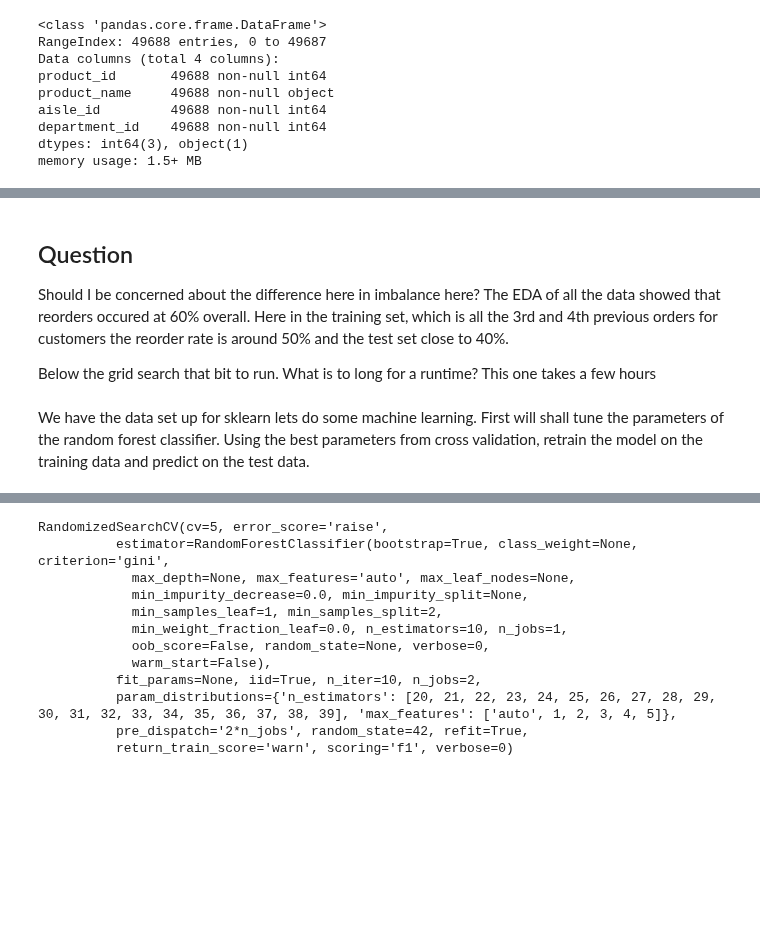
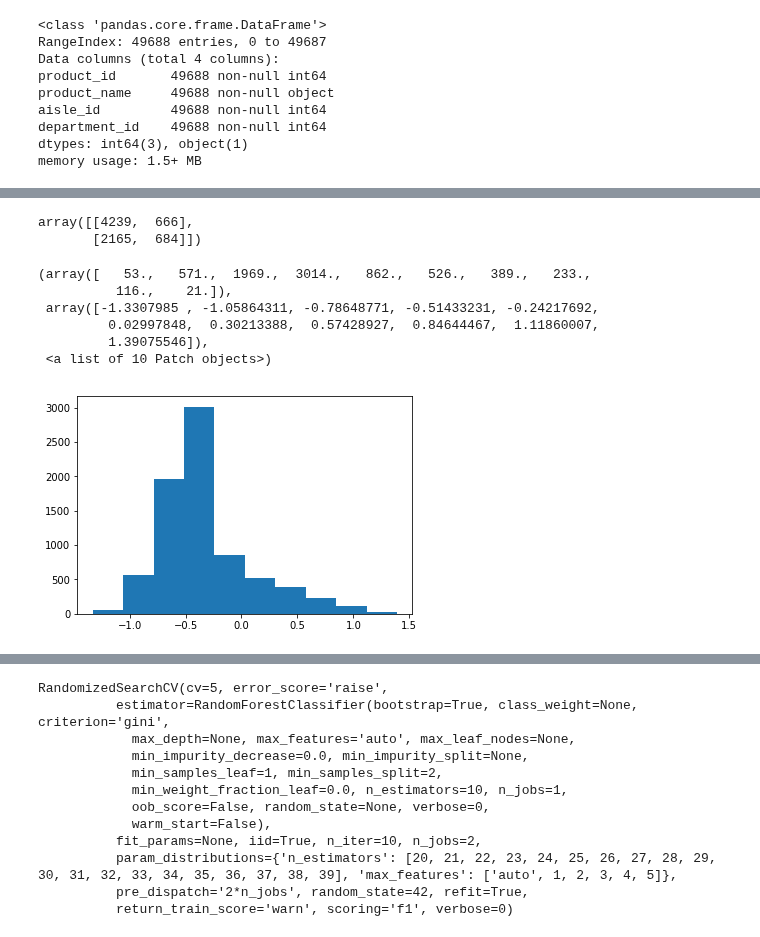
Before and after one commit to lbjennings/Springboard, a Jupyter notebook: Springboard/Capstone Project 1/RandomForest.ipynb, the cells around one changed output, grey strips where cells are left out. Drawn from its saved outputs; the diff is of its cells as text; code cells hidden in the pictures; blank space fills up the shorter version.

```diff
--- a/Springboard/Capstone Project 1/RandomForest.ipynb
+++ b/Springboard/Capstone Project 1/RandomForest.ipynb
@@ -96,0 +206,6 @@ df_prod.head()
+# %%
+#use pandas one hot encoder on training data's order_dow with added 'day' to column name
+df_dow=pd.get_dummies(small_train['order_dow'],prefix='day')
+#add reorder information to training data
+train=pd.merge(small_train,df_dow, how= 'inner',left_index= True, right_index=True)
+train.head()
@@ -96,0 +219,6 @@ df_prod.head()
+# %%
+#use pandas one hot encoder on test data's order_dow with added 'day' to column name
+df_dow=pd.get_dummies(small_test['order_dow'],prefix='day')
+#add reorder information to training data
+test=pd.merge(small_test,df_dow, how= 'inner',left_index= True, right_index=True)
+test.head()
@@ -96,0 +232,18 @@ df_prod.head()
+# %%
+#capture feature names and make a list
+features=train[['add_to_cart_order', 'days_since_prior_order', 'order_dow','order_hour_of_day', 'order_number', 'order_from_last', 'day_0','day_1', 'day_2', 'day_3', 'day_4', 'day_5', 'day_6']]
+feature_list = list(features.columns)
+features=features.columns
+
+
+#make a training set for sklearn features
+xtrain = train[features]
+
+#make a test set for sklearn features
+xtest = test[features]
+
+#convert target column into array for training set
+ytrain = pd.factorize(small_train['reordered'])[0]
+
+#convert target column into array for test set
+ytest = pd.factorize(small_test['reordered'])[0]
@@ -198,5 +324,0 @@ print ('% reorders in test set {:2f}'.format(float(ytest.sum())/ytest.size))
-# %% [markdown]
-## Question
-Should I be concerned about the difference here in imbalance here? The EDA of all the data showed that reorders occured at 60% overall. Here in the training set, which is all the 3rd and 4th previous orders for customers the reorder rate is around 50% and the test set close to 40%.
-
-Below the grid search that bit to run. What is to long for a runtime? This one takes a few hours
@@ -206,5 +325,20 @@ xtrain = df_train[features]
-# %%
-#make a test set for sklearn features
-xtest = df_test[features]
-# %% [markdown]
-We have the data set up for sklearn lets do some machine learning. First will shall tune the parameters of the random forest classifier. Using the best parameters from cross validation, retrain the model on the training data and predict on the test data.
+# %%
+#look at confusion matrix
+confusion_matrix( ytest , preds_svm )
+# %% [output]
+array([[4239,  666],
+       [2165,  684]])
+# %%
+#can look at decision line
+clf.decision_function(xtest)
+
+#plot the histogram of distance from boundry
+plt.hist(clf.decision_function(xtest))
+# %% [output]
+(array([   53.,   571.,  1969.,  3014.,   862.,   526.,   389.,   233.,
+          116.,    21.]),
+ array([-1.3307985 , -1.05864311, -0.78648771, -0.51433231, -0.24217692,
+         0.02997848,  0.30213388,  0.57428927,  0.84644467,  1.11860007,
+         1.39075546]),
+ <a list of 10 Patch objects>)
+[figure, added]
```
Also changed, not shown: parts of 115 cells of this notebook.
